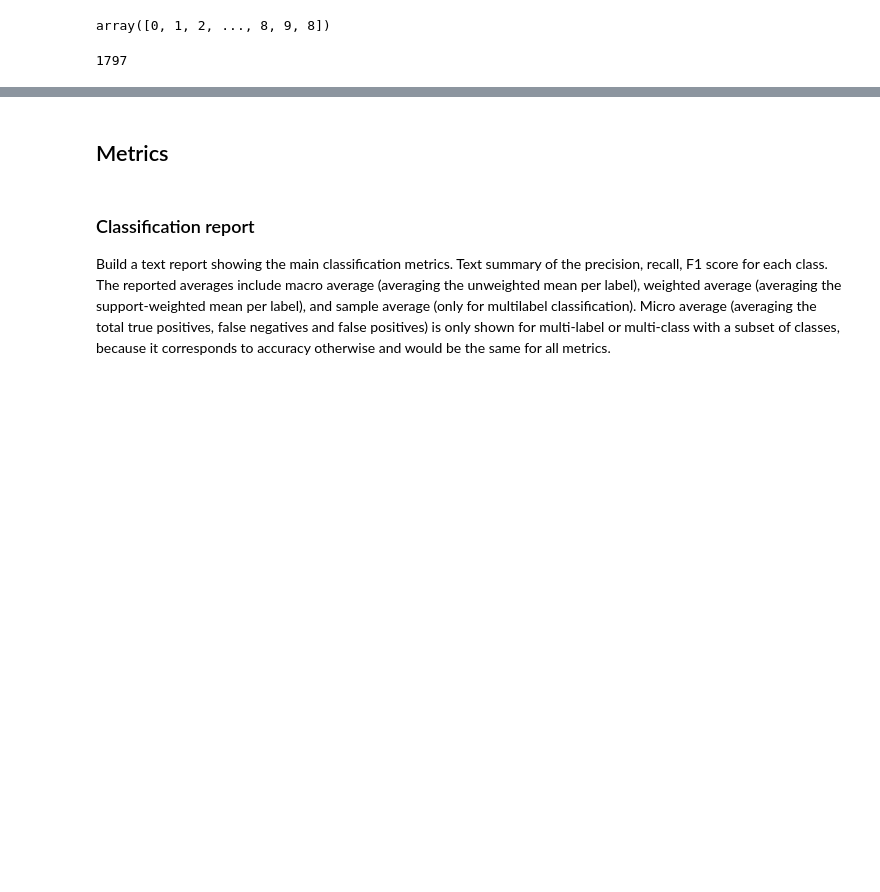
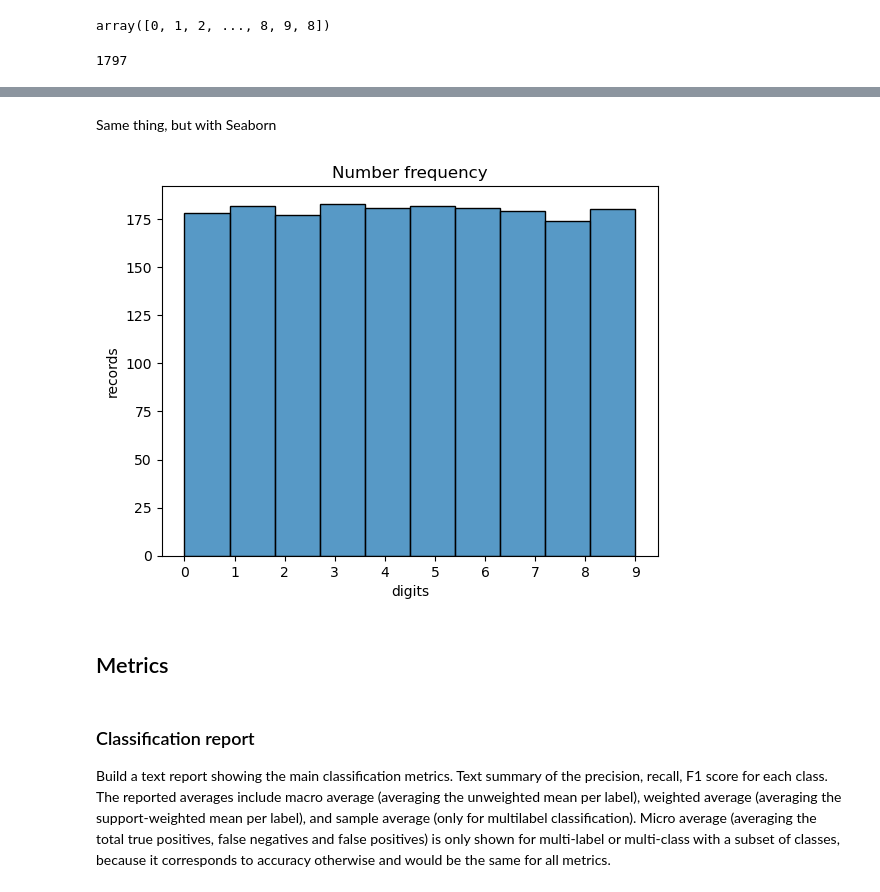
Before and after one commit to mi6oo6im/ml_sklearn_recognizing_handwritten_digits, a Jupyter notebook: recognize_handwritten_digits.ipynb, the cells around one changed output, grey strips where cells are left out. Cells and saved outputs as stored; diff of their text form; code cells hidden in the pictures; blank space fills up the shorter version.

```diff
--- a/recognize_handwritten_digits.ipynb
+++ b/recognize_handwritten_digits.ipynb
@@ -67,3 +77,15 @@ len(digits.target)
+# %% [markdown]
+Same thing, but with Seaborn
+# %%
+sns.histplot(digits.target, bins = 10)
+plt.xlabel('digits')
+plt.ylabel('records')
+plt.title('Number frequency')
+plt.xticks(np.arange(10))
+plt.show()
+plt.show()
+# %% [output]
+[figure, added]
 # %% [markdown]
 ## Metrics
 # %% [markdown]
```
Also changed, not shown: parts of 13 cells of this notebook, 1 other file.
